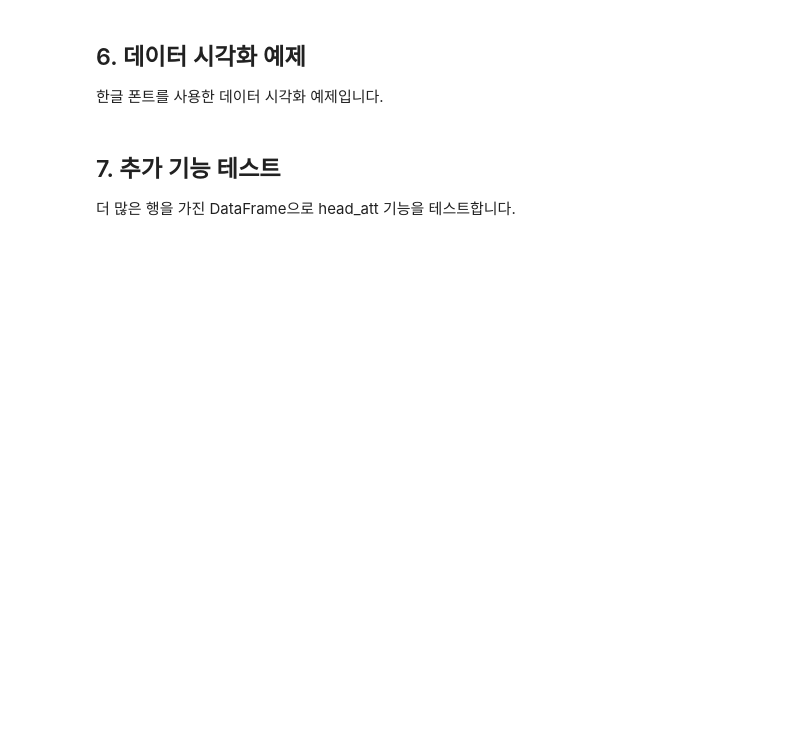
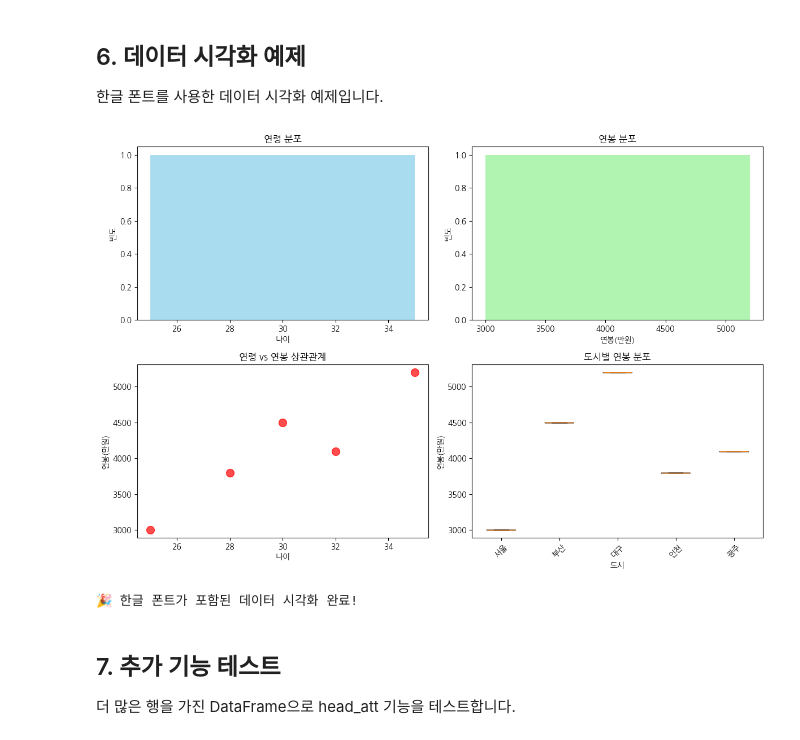
Before and after one commit to c0z0c/jupyter_hangul, a Jupyter notebook: example_usage.ipynb, the cells around one changed output. Drawn from its saved outputs; the diff is of its cells as text; code cells hidden in the pictures; blank space fills up the shorter version.

```diff
--- a/example_usage.ipynb
+++ b/example_usage.ipynb
@@ -100,7 +230,13 @@ df.head_att()
 
 한글 폰트를 사용한 데이터 시각화 예제입니다.
 # %%
-import seaborn as sns
+# seaborn 사용 가능 여부 확인
+try:
+    import seaborn as sns
+    print("✅ seaborn 사용 가능")
+except ImportError:
+    print("⚠️  seaborn이 설치되어 있지 않습니다. matplotlib만 사용합니다.")
+    sns = None
 
 # 연령대별 연봉 분포
 plt.figure(figsize=(12, 8))
@@ -113,33 +249,36 @@ plt.xlabel('나이')
 plt.ylabel('빈도')
 
 # 서브플롯 2: 연봉 히스토그램
 plt.subplot(2, 2, 2)
 plt.hist(df['salary'], bins=5, color='lightgreen', alpha=0.7)
 plt.title('연봉 분포')
 plt.xlabel('연봉(만원)')
 plt.ylabel('빈도')
 
 # 서브플롯 3: 연령 vs 연봉 산점도
 plt.subplot(2, 2, 3)
 plt.scatter(df['age'], df['salary'], color='red', alpha=0.7, s=100)
 plt.title('연령 vs 연봉 상관관계')
 plt.xlabel('나이')
 plt.ylabel('연봉(만원)')
 
 # 서브플롯 4: 도시별 연봉 박스플롯
 plt.subplot(2, 2, 4)
 cities = df['city'].unique()
 city_salaries = [df[df['city'] == city]['salary'].values for city in cities]
 plt.boxplot(city_salaries, labels=cities)
 plt.title('도시별 연봉 분포')
 plt.xlabel('도시')
 plt.ylabel('연봉(만원)')
 plt.xticks(rotation=45)
 
 plt.tight_layout()
 plt.show()
 
 print("🎉 한글 폰트가 포함된 데이터 시각화 완료!")
+# %% [output]
+[figure, added]
+🎉 한글 폰트가 포함된 데이터 시각화 완료!
 # %% [markdown]
 ## 7. 추가 기능 테스트
 
```
Also changed, not shown: parts of 14 cells of this notebook, 2 other files.
